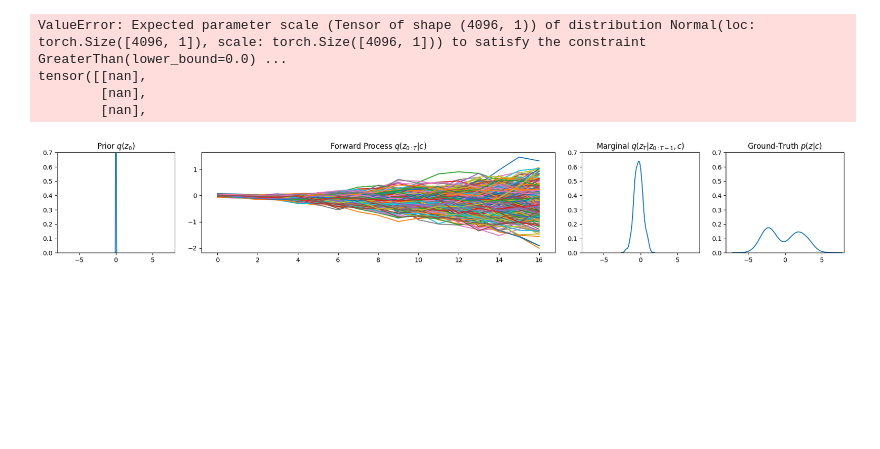
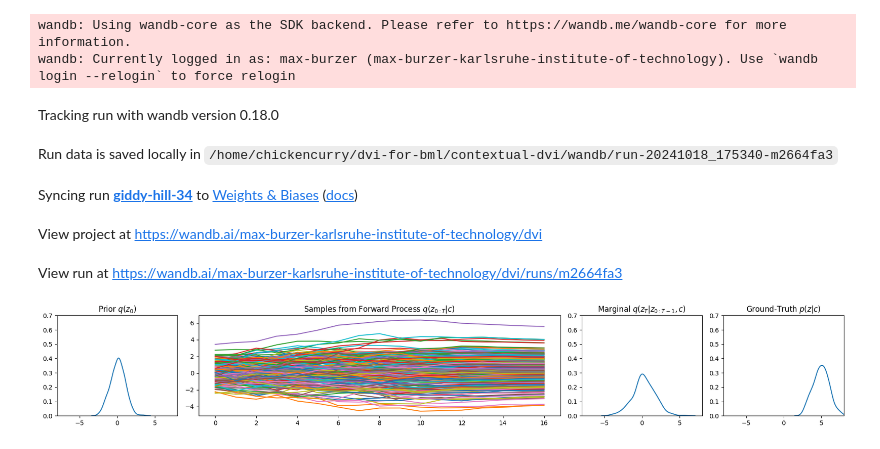
Before and after one commit to ChickNCurry/dvi-for-bml, a Jupyter notebook: contextual-dvi/exp.ipynb, the cells around one changed output. Drawn from its saved outputs; the diff is of its cells as text; code cells hidden in the pictures; blank space fills up the shorter version.

```diff
--- a/contextual-dvi/exp.ipynb
+++ b/contextual-dvi/exp.ipynb
@@ -12,8 +12,7 @@ from torch.utils.data import DataLoader
 from train import train
 # %%
 import torch_directml
-
-device = torch_directml.device()
+device = torch.device("cpu") # = torch_directml.device()
 # %%
 dataset = ContextDataset(size=4096)
 dataloader = DataLoader(dataset, batch_size=4096, shuffle=True)
@@ -28,16 +27,19 @@ learning_rate = 3e-4
 # %%
 score_function = ScoreFunction(c_dim=c_dim, h_dim=h_dim, z_dim=z_dim, num_layers=num_layers, non_linearity=non_linearity, num_steps=num_steps)
-dvi_process = PIS(z_dim=z_dim, num_steps=num_steps, score_function=score_function).to(device)
+dvi_process = DIS(device=device, z_dim=z_dim, num_steps=num_steps, score_function=score_function).to(device)
 
 optimizer = torch.optim.Adam(dvi_process.parameters(), lr=learning_rate)
 # %%
-wandb_logging = False
+wandb_logging = True
 if wandb_logging:
     wandb.init(project="dvi")
+# %% [output]
+wandb: Using wandb-core as the SDK backend. Please refer to https://wandb.me/wandb-core for more information.
+wandb: Currently logged in as: max-burzer (max-burzer-karlsruhe-institute-of-technology). Use `wandb login --relogin` to force relogin
+Tracking run with wandb version 0.18.0
+Run data is saved locally in /home/chickencurry/dvi-for-bml/contextual-dvi/wandb/run-20241018_175340-m2664fa3
+Syncing run giddy-hill-34 to Weights & Biases (docs)
+View project at https://wandb.ai/max-burzer-karlsruhe-institute-of-technology/dvi
+View run at https://wandb.ai/max-burzer-karlsruhe-institute-of-technology/dvi/runs/m2664fa3
 # %%
-losses = train(dvi_process, device, dataloader, optimizer, 3000, wandb_logging=wandb_logging)
+losses = train(dvi_process, device, dataloader, optimizer, 1000, wandb_logging=wandb_logging)
-# %% [output]
-ValueError: Expected parameter scale (Tensor of shape (4096, 1)) of distribution Normal(loc: torch.Size([4096, 1]), scale: torch.Size([4096, 1])) to satisfy the constraint GreaterThan(lower_bound=0.0) ...
-tensor([[nan],
-        [nan],
-        [nan],
@@ -46,51 +46,52 @@ tensor([[nan],
 # %%
 num_samples = 256
 
-context = torch.zeros((z_dim), device=device).unsqueeze(0).repeat(num_samples, 1)
+# context = torch.zeros((z_dim), device=device).unsqueeze(0).repeat(num_samples, 1)
+context = torch.ones((z_dim), device=device).unsqueeze(0).repeat(num_samples, 1) * 5
 
 p_z_0 = Normal(
     torch.zeros((num_samples, z_dim), device=device),
-    torch.ones((num_samples, z_dim), device=device) * dvi_process.sigma_schedule[0],
+    torch.ones((num_samples, z_dim), device=device) * dvi_process.sigmas[0],
 )
 
-p_z_T = ContextualGMM(context) # contextual_gaussian_sine(context)
+p_z_T = ContextualGaussian(context)
 
 dvi_process.eval()
 with torch.no_grad():
-    p_z_forward, z_forward = dvi_process.forward_chain(p_z_0, context.to(device))
+    _, z_samples = dvi_process.run_chain(p_z_0, p_z_T, context.to(device))
 
-    z_0_samples = z_forward[0].squeeze(1).tolist()
-    z_T_samples = z_forward[-1].squeeze(1).tolist()
+    z_0_samples = z_samples[0].squeeze(1).tolist()
+    z_T_samples = z_samples[-1].squeeze(1).tolist()
 
-    z_trajectories = [[z[i].cpu().numpy() for z in z_forward] for i in range(num_samples)]
+    z_trajectories = [[z[i].cpu().numpy() for z in z_samples] for i in range(num_samples)]
 
     z_samples = p_z_T.sample().squeeze(1).tolist()
 
 fig, ax = plt.subplots(1, 4, figsize=(18, 3), gridspec_kw={'width_ratios': [1, 3, 1, 1]})
 
 sns.kdeplot(z_0_samples, ax=ax[0])
 ax[0].set_title("Prior $q(z_0)$")
 ax[0].set_ylabel(None)
 ax[0].set_xlim(-8, 8)
 ax[0].set_ylim(0, 0.7)
 
 for i in range(num_samples):
     ax[1].plot(z_trajectories[i])
-ax[1].set_title("Forward Process $q(z_{0:T}|c)$")
+ax[1].set_title("Samples from Forward Process $q(z_{0:T}|c)$")
 
 sns.kdeplot(z_T_samples, ax=ax[2])
 ax[2].set_title("Marginal $q(z_T|z_{0:T-1},c)$")
 ax[2].set_ylabel(None)
 ax[2].set_xlim(-8, 8)
 ax[2].set_ylim(0, 0.7)
 
 sns.kdeplot(z_samples, ax=ax[3])
 ax[3].set_title("Ground-Truth $p(z|c)$")
 ax[3].set_ylabel(None)
 ax[3].set_xlim(-8, 8)
 ax[3].set_ylim(0, 0.7)
 
 plt.tight_layout()
 plt.show()
 # %% [output]
-[figure, old version]
+[figure, new version]
```
Also changed, not shown: parts of 3 cells of this notebook, 4 other files.
